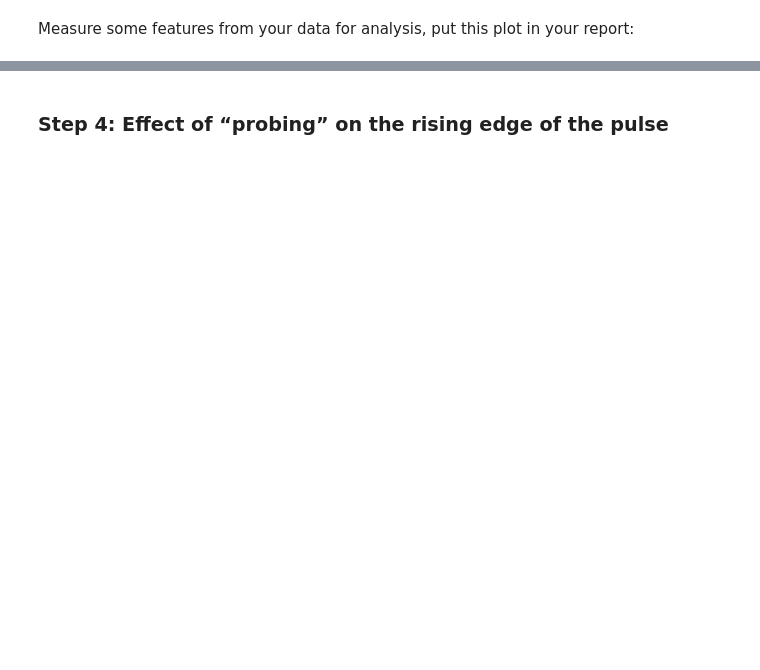
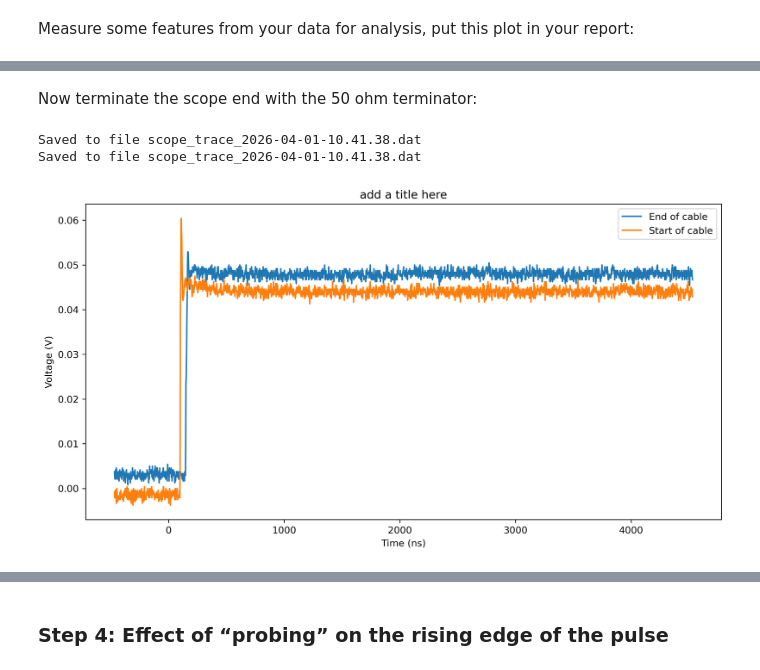
Before and after one commit to SHoogeman/Snaar-Proef, a Jupyter notebook: lab session notebooks/TN2211 Session 12.ipynb, the cells around one changed output, grey strips where cells are left out. Saved outputs shown, nothing was run; the diff lists cells and outputs as text; code cells hidden in the pictures; blank space fills up the shorter version.

```diff
--- a/lab session notebooks/TN2211 Session 12.ipynb
+++ b/lab session notebooks/TN2211 Session 12.ipynb
@@ -114,0 +160,9 @@ print("delta v = %.e V" % (v2-v2))
+# %% [markdown]
+Now terminate the scope end with the 50 ohm terminator:
+# %%
+plt.figure(figsize=(12,6), dpi=300)
+t,v3,v4 = get_both_and_plot("add a title here")
+# %% [output]
+Saved to file scope_trace_2026-04-01-10.41.38.dat
+Saved to file scope_trace_2026-04-01-10.41.38.dat
+[figure, added]
```
Also changed, not shown: parts of 33 cells of this notebook, 1 other file.
